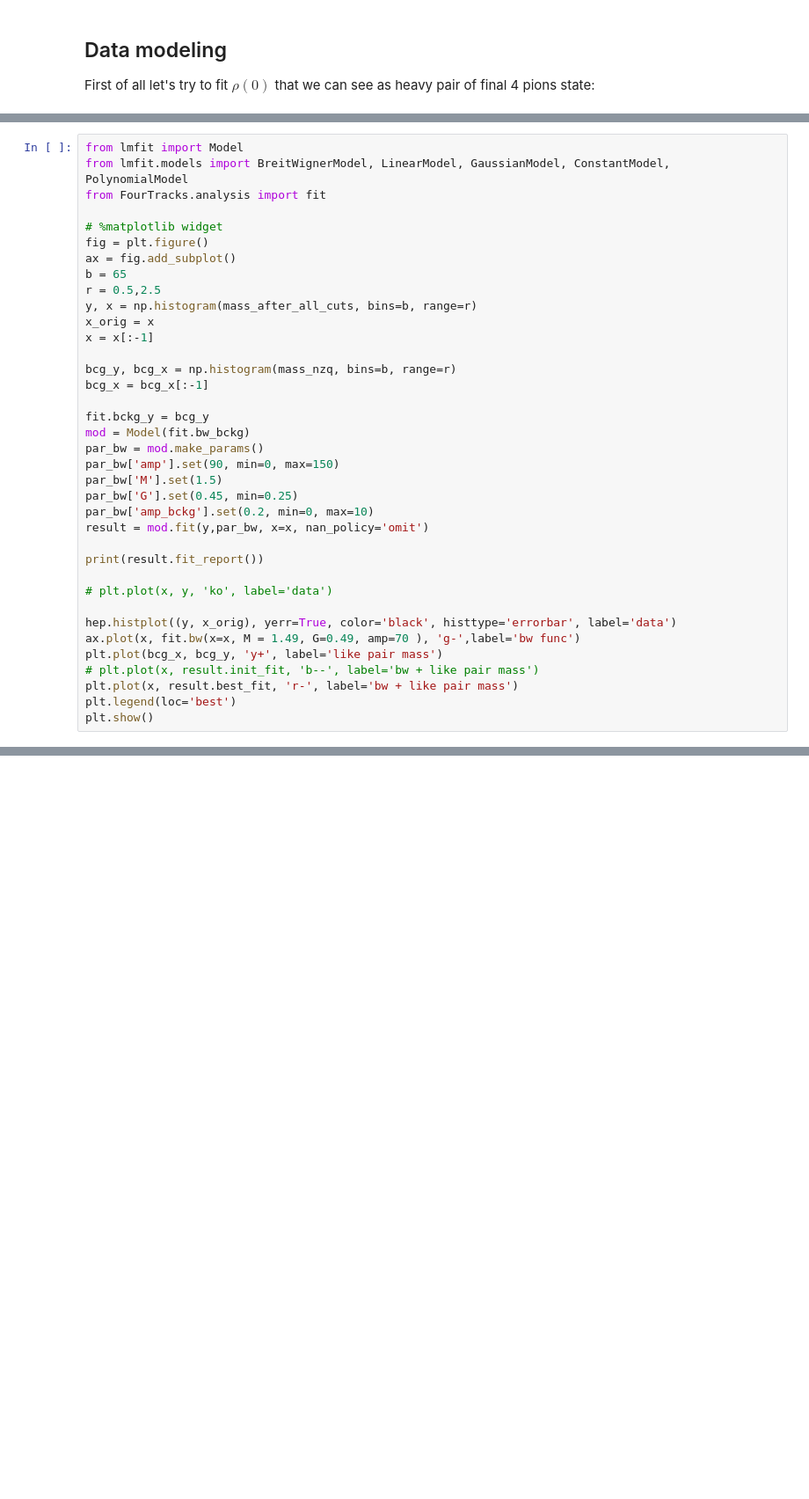
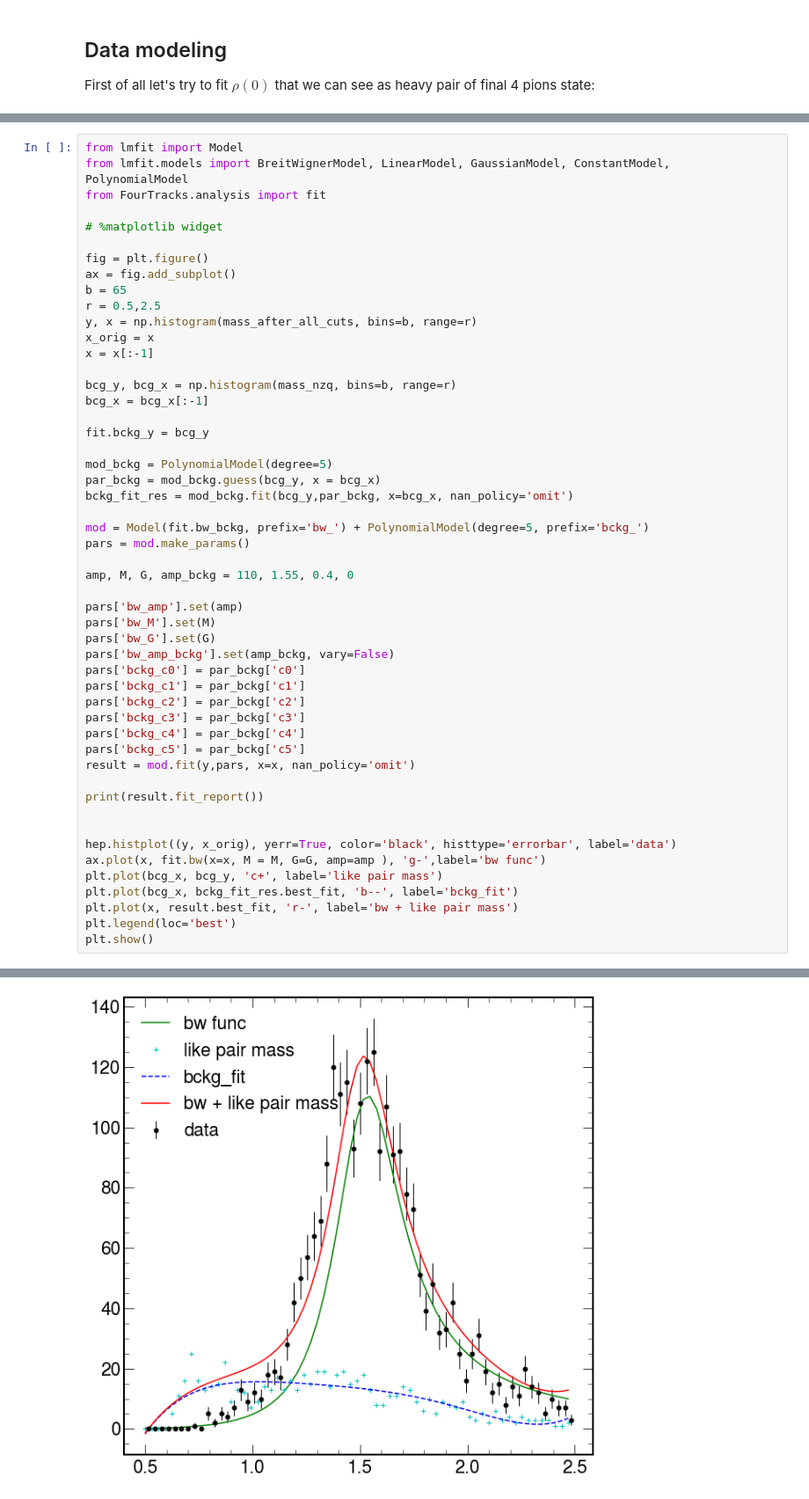
Before and after one commit to bdrum/cern-physics, a Jupyter notebook: notebooks/4TracksAnalysis.ipynb, the cells around one changed output, grey strips where cells are left out. Shown at 88% size. Drawn from its saved outputs; the diff is of its cells as text; blank space fills up the shorter version.

```diff
--- a/notebooks/4TracksAnalysis.ipynb
+++ b/notebooks/4TracksAnalysis.ipynb
@@ -456,6 +485,7 @@ from lmfit.models import BreitWignerModel, LinearModel, GaussianModel, ConstantM
 from FourTracks.analysis import fit
 
 # %matplotlib widget
+
 fig = plt.figure()
 ax = fig.add_subplot()
 b = 65
@@ -468,22 +498,35 @@ bcg_y, bcg_x = np.histogram(mass_nzq, bins=b, range=r)
 bcg_x = bcg_x[:-1]
 
 fit.bckg_y = bcg_y
-mod = Model(fit.bw_bckg)
-par_bw = mod.make_params()
-par_bw['amp'].set(90, min=0, max=150)
-par_bw['M'].set(1.5)
-par_bw['G'].set(0.45, min=0.25)
-par_bw['amp_bckg'].set(0.2, min=0, max=10)
-result = mod.fit(y,par_bw, x=x, nan_policy='omit')
+
+mod_bckg = PolynomialModel(degree=5)
+par_bckg = mod_bckg.guess(bcg_y, x = bcg_x)
+bckg_fit_res = mod_bckg.fit(bcg_y,par_bckg, x=bcg_x, nan_policy='omit')
+
+mod = Model(fit.bw_bckg, prefix='bw_') + PolynomialModel(degree=5, prefix='bckg_')
+pars = mod.make_params()
+
+amp, M, G, amp_bckg = 110, 1.55, 0.4, 0
+
+pars['bw_amp'].set(amp)
+pars['bw_M'].set(M)
+pars['bw_G'].set(G)
+pars['bw_amp_bckg'].set(amp_bckg, vary=False)
+pars['bckg_c0'] = par_bckg['c0']
+pars['bckg_c1'] = par_bckg['c1']
+pars['bckg_c2'] = par_bckg['c2']
+pars['bckg_c3'] = par_bckg['c3']
+pars['bckg_c4'] = par_bckg['c4']
+pars['bckg_c5'] = par_bckg['c5']
+result = mod.fit(y,pars, x=x, nan_policy='omit')
 
 print(result.fit_report())
 
-# plt.plot(x, y, 'ko', label='data')
 
 hep.histplot((y, x_orig), yerr=True, color='black', histtype='errorbar', label='data')
-ax.plot(x, fit.bw(x=x, M = 1.49, G=0.49, amp=70 ), 'g-',label='bw func')
-plt.plot(bcg_x, bcg_y, 'y+', label='like pair mass')
-# plt.plot(x, result.init_fit, 'b--', label='bw + like pair mass')
+ax.plot(x, fit.bw(x=x, M = M, G=G, amp=amp ), 'g-',label='bw func')
+plt.plot(bcg_x, bcg_y, 'c+', label='like pair mass')
+plt.plot(bcg_x, bckg_fit_res.best_fit, 'b--', label='bckg_fit')
 plt.plot(x, result.best_fit, 'r-', label='bw + like pair mass')
 plt.legend(loc='best')
 plt.show()
@@ -510,3 +551,4 @@ Canvas(toolbar=Toolbar(toolitems=[('Home', 'Reset original view', 'home', 'home'
+[figure, added]
 # %%
 import matplotlib.pyplot as plt
 from numpy import exp, loadtxt, pi, sqrt, random, histogram
```
Also changed, not shown: parts of 15 cells of this notebook, 21 other files.
